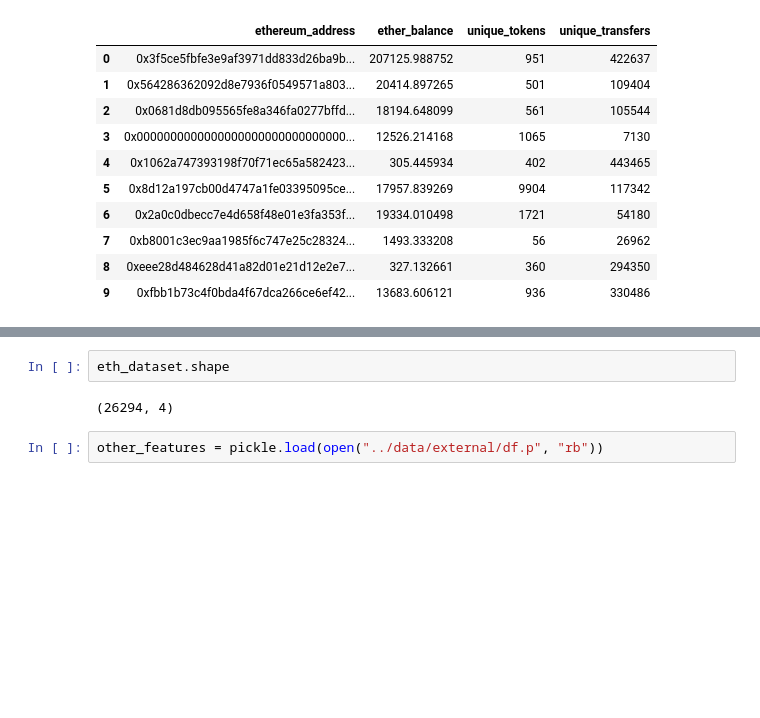
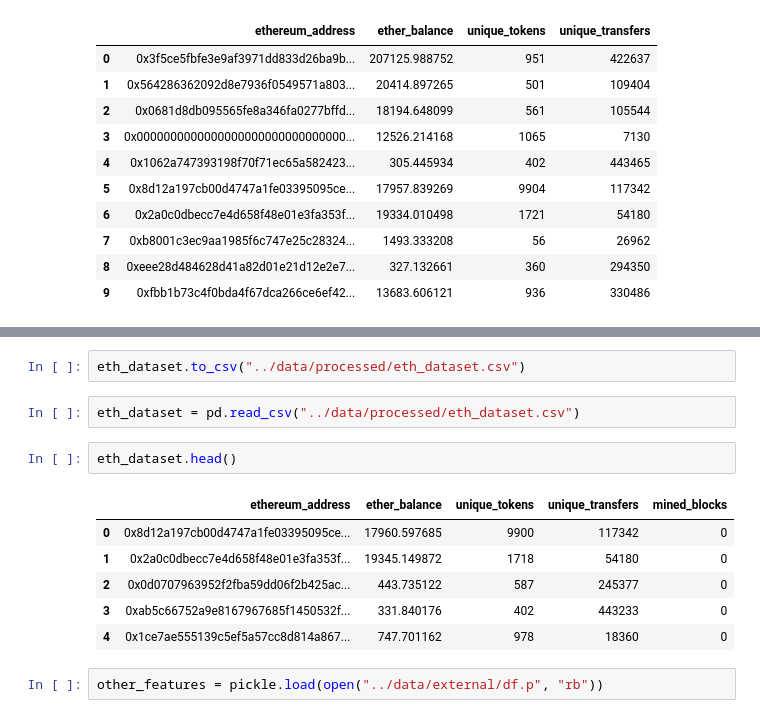
Before and after one commit to ThomasDelatte/ethereum-analytics, a Jupyter notebook: notebooks/dataset.ipynb, the cells around one changed output, grey strips where cells are left out. Saved outputs shown, nothing was run; the diff lists cells and outputs as text; blank space fills up the shorter version.

```diff
--- a/notebooks/dataset.ipynb
+++ b/notebooks/dataset.ipynb
@@ -120,7 +156,16 @@ eth_dataset.head(10)
+# %%
+eth_dataset.to_csv("../data/processed/eth_dataset.csv")
+# %%
+eth_dataset = pd.read_csv("../data/processed/eth_dataset.csv")
 # %%
-eth_dataset.shape
+eth_dataset.head()
 # %% [output]
-(26294, 4)
+|  | ethereum_address | ether_balance | unique_tokens | unique_transfers | mined_blocks |
+| 0 | 0x8d12a197cb00d4747a1fe03395095ce... | 17960.597685 | 9900 | 117342 | 0 |
+| 1 | 0x2a0c0dbecc7e4d658f48e01e3fa353f... | 19345.149872 | 1718 | 54180 | 0 |
+| 2 | 0x0d0707963952f2fba59dd06f2b425ac... | 443.735122 | 587 | 245377 | 0 |
+| 3 | 0xab5c66752a9e8167967685f1450532f... | 331.840176 | 402 | 443233 | 0 |
+| 4 | 0x1ce7ae555139c5ef5a57cc8d814a867... | 747.701162 | 978 | 18360 | 0 |
 # %%
 other_features = pickle.load(open("../data/external/df.p", "rb"))
 # %%
```
Also changed, not shown: parts of 24 cells of this notebook.
